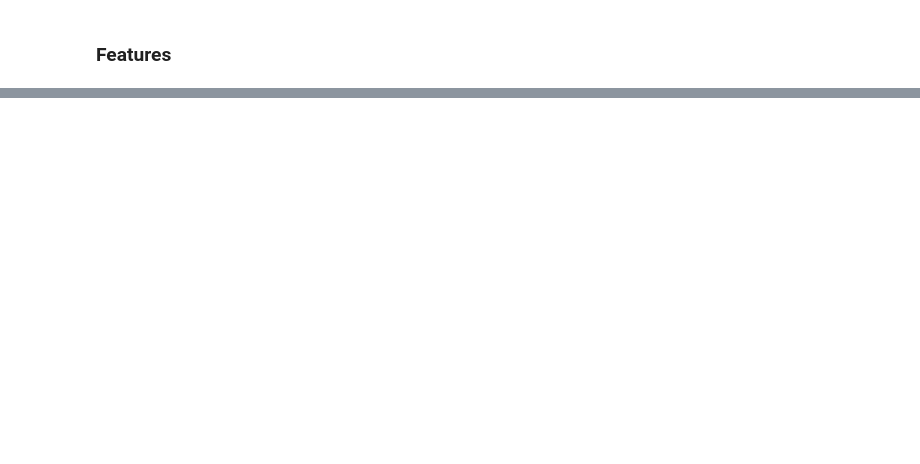
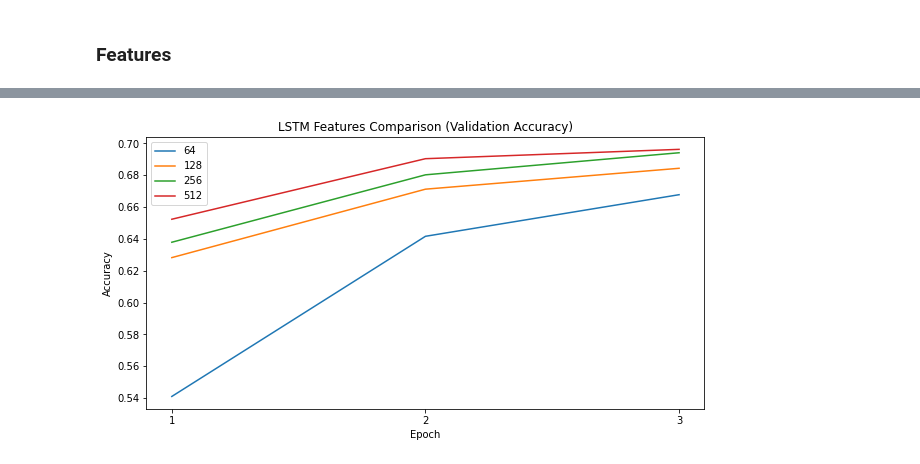
Before and after one commit to pedromiglou/Musical_Genre_Detection, a Jupyter notebook: LSTM.ipynb, the cells around one changed output, grey strips where cells are left out. Saved outputs shown, nothing was run; the diff lists cells and outputs as text; code cells hidden in the pictures; blank space fills up the shorter version.

```diff
--- a/LSTM.ipynb
+++ b/LSTM.ipynb
@@ -199,7 +262,7 @@ features=[]
 acc = []
 loss = []
 
-f = 32
+f = 64
 while f <= 512:
     model = LSTM_Model(features=f)
     results = model.fit(x_train, y_train, validation_data=(x_val,y_val), epochs=epochs)
@@ -211,3 +292,5 @@ while f <= 512:
 # %%
-plot_accuracy_comparison(acc, "Learning Rate Comparison (Validation Accuracy)", features)
+plot_accuracy_comparison(acc, "LSTM Features Comparison (Validation Accuracy)", features)
+# %% [output]
+[figure, added]
 # %%
```
Also changed, not shown: parts of 20 cells of this notebook.
